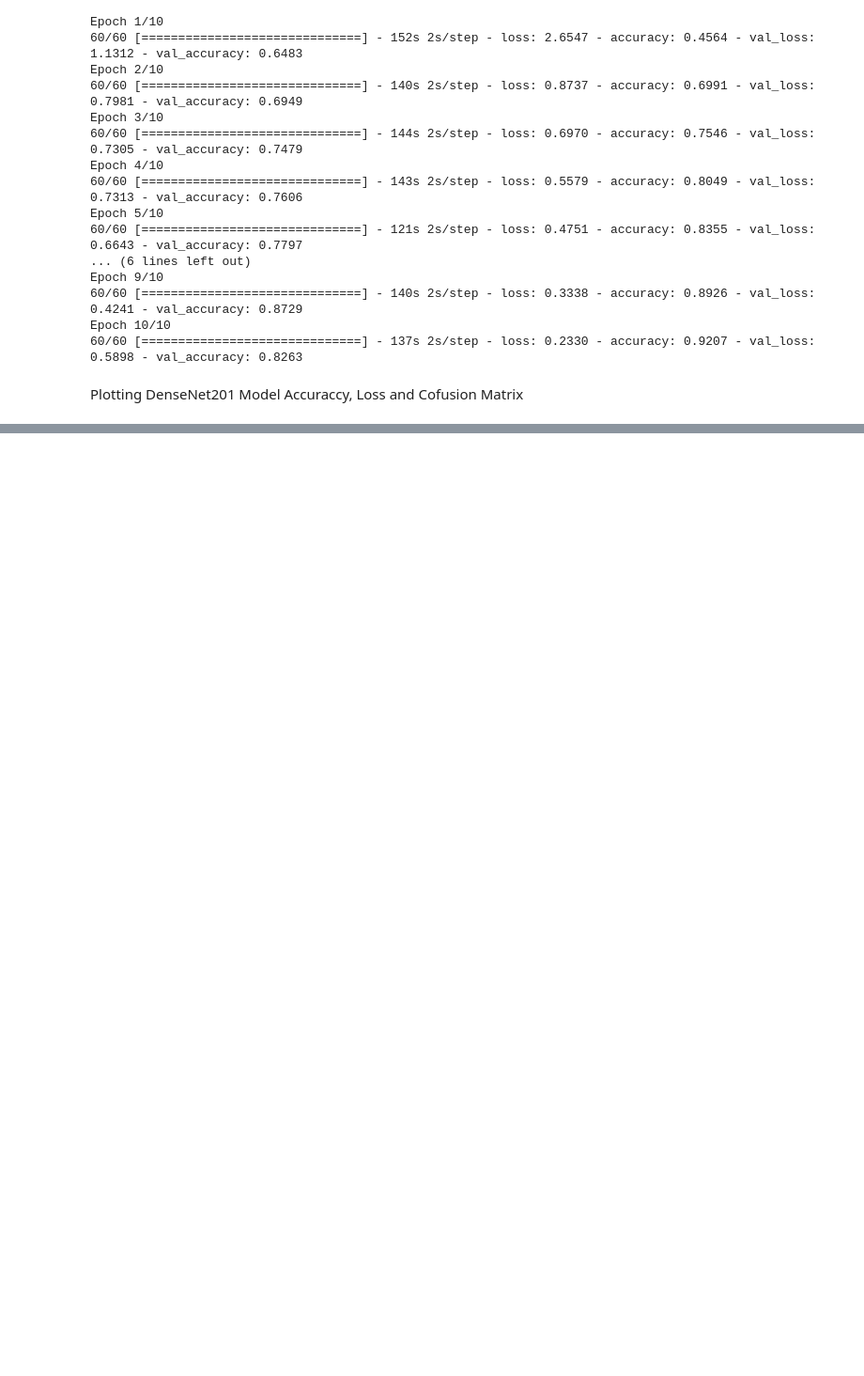
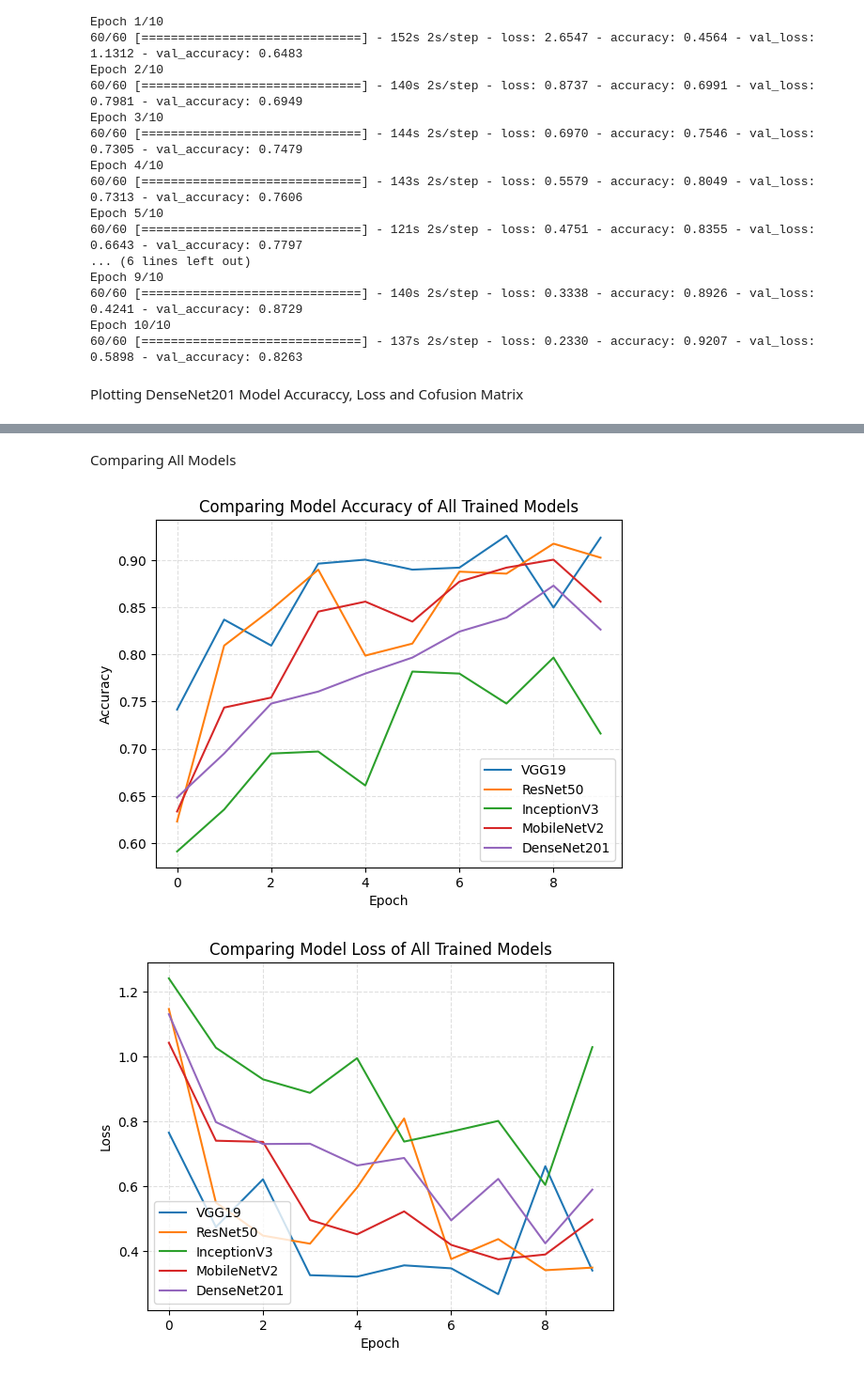
Before and after one commit to HamzahSheikh/Brain-Tumor-Image-Classifier, a Jupyter notebook: project.ipynb, the cells around one changed output, grey strips where cells are left out. Shown at 94% size. Drawn from its saved outputs; the diff is of its cells as text; code cells hidden in the pictures; blank space fills up the shorter version.

```diff
--- a/project.ipynb
+++ b/project.ipynb
@@ -776,3 +786,34 @@ Oligodendroglioma       0.88      0.87      0.88        53
          accuracy                           0.83       472
         macro avg       0.83      0.82      0.82       472
      weighted avg       0.85      0.83      0.83       472
+# %% [markdown]
+Comparing All Models
+# %%
+# Comparing the accuracy of all the models
+plt.plot(history_vgg19.history['val_accuracy'])
+plt.plot(history_resnet50.history['val_accuracy'])
+plt.plot(history_inceptionv3.history['val_accuracy'])
+plt.plot(history_mobilenetv2.history['val_accuracy'])
+plt.plot(history_densenet201.history['val_accuracy'])
+plt.title('Comparing Model Accuracy of All Trained Models')
+plt.ylabel('Accuracy')
+plt.xlabel('Epoch')
+plt.legend(['VGG19', 'ResNet50', 'InceptionV3', 'MobileNetV2', 'DenseNet201'], loc='lower right')
+plt.grid(alpha=.4,linestyle='--')
+plt.show()
+
+# Compare the loss of all the models
+plt.plot(history_vgg19.history['val_loss'])
+plt.plot(history_resnet50.history['val_loss'])
+plt.plot(history_inceptionv3.history['val_loss'])
+plt.plot(history_mobilenetv2.history['val_loss'])
+plt.plot(history_densenet201.history['val_loss'])
+plt.title('Comparing Model Loss of All Trained Models')
+plt.ylabel('Loss')
+plt.xlabel('Epoch')
+plt.legend(['VGG19', 'ResNet50', 'InceptionV3', 'MobileNetV2', 'DenseNet201'], loc='lower left')
+plt.grid(alpha=.4,linestyle='--')
+plt.show()
+# %% [output]
+[figure, added]
+[figure, added]
```
Also changed, not shown: parts of 5 cells of this notebook.
